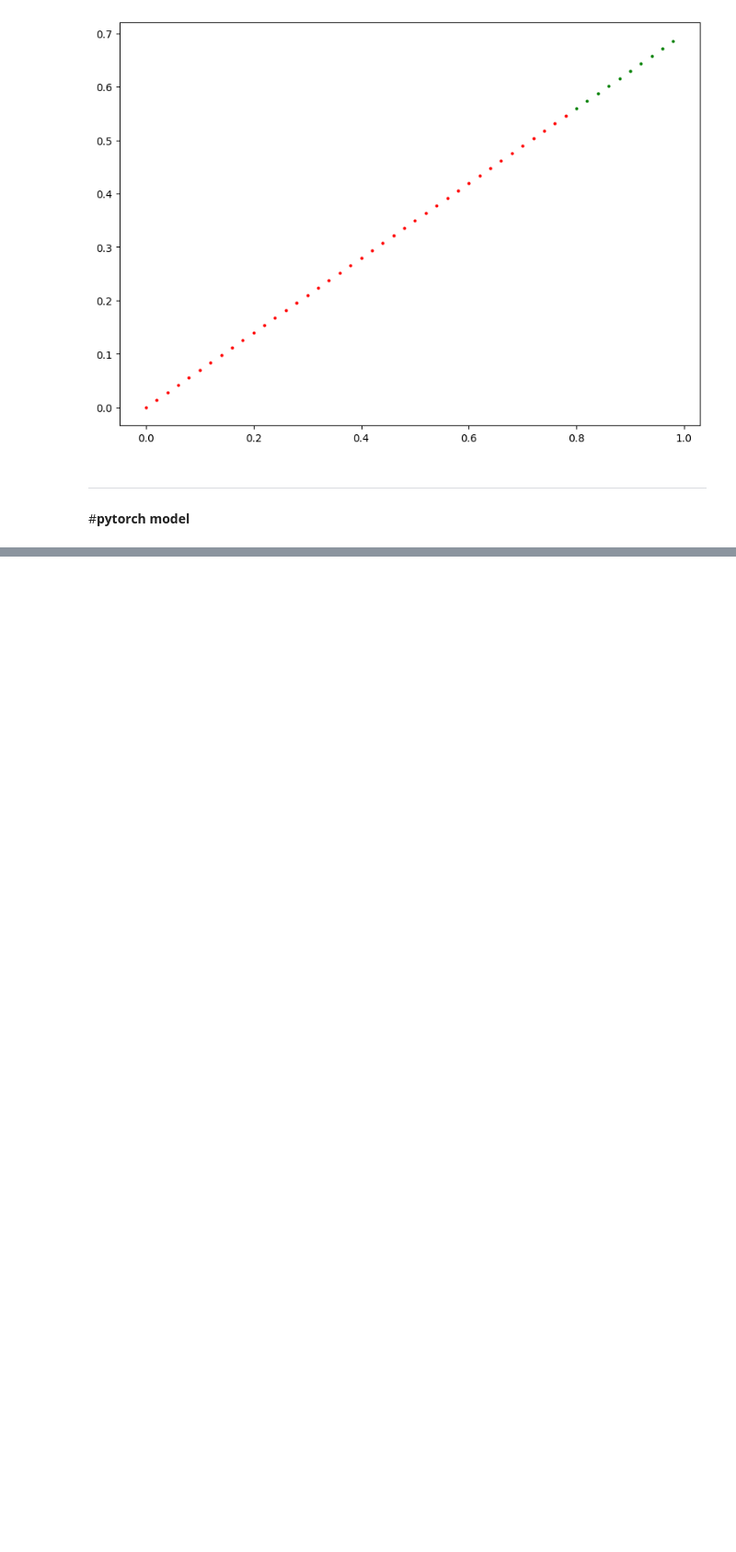
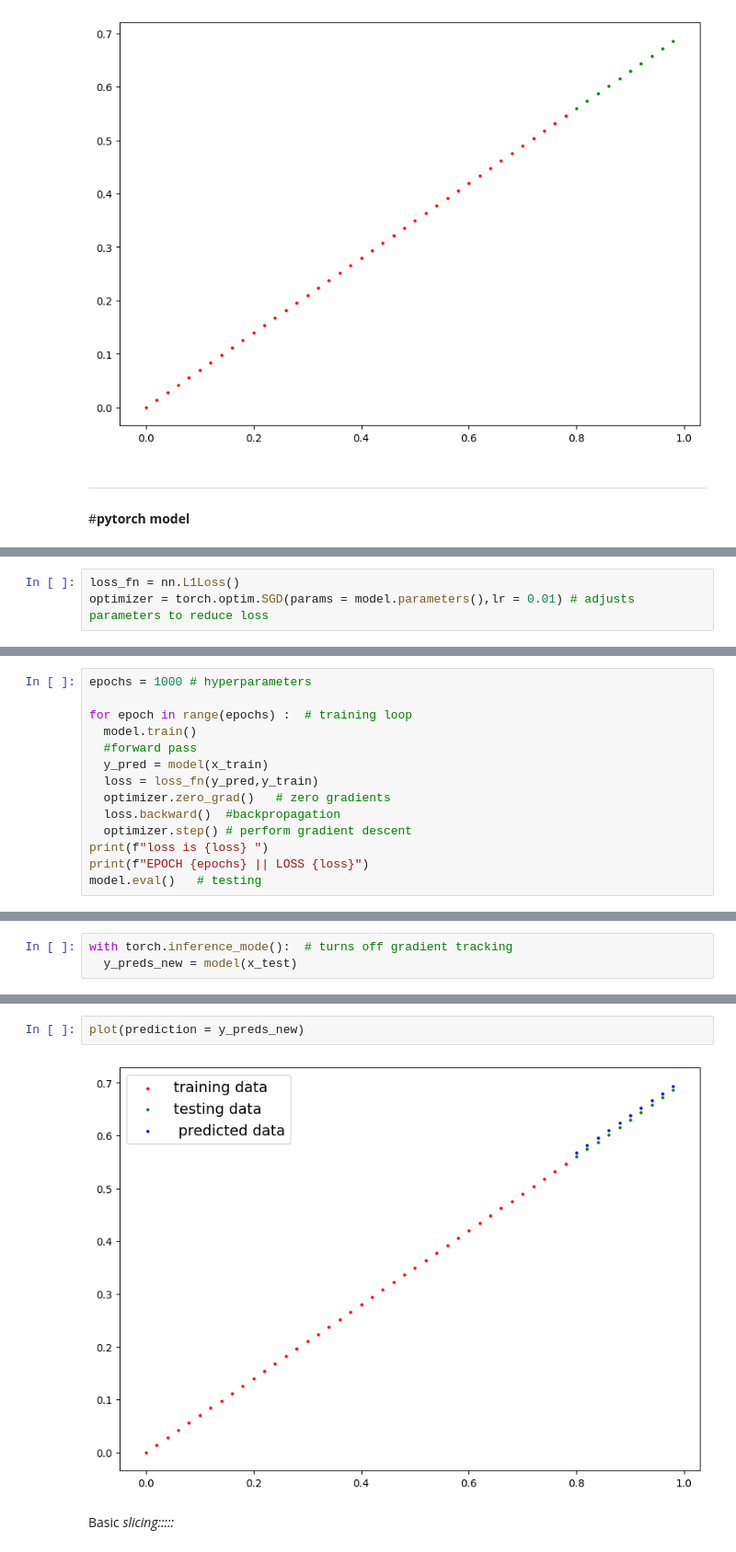
Before and after one commit to 23ME30056/Torch-fundamentals, a Jupyter notebook: torch.ipynb, the cells around one changed output, grey strips where cells are left out. Shown at 92% size. Cells and saved outputs as stored; diff of their text form; blank space fills up the shorter version.

```diff
--- a/torch.ipynb
+++ b/torch.ipynb
@@ -357,0 +420,3 @@ drive.mount('/content/drive')
+# %%
+loss_fn = nn.L1Loss()
+optimizer = torch.optim.SGD(params = model.parameters(),lr = 0.01) # adjusts parameters to reduce loss
@@ -357,0 +432,14 @@ drive.mount('/content/drive')
+# %%
+epochs = 1000 # hyperparameters
+
+for epoch in range(epochs) :  # training loop
+  model.train()
+  #forward pass
+  y_pred = model(x_train)
+  loss = loss_fn(y_pred,y_train)
+  optimizer.zero_grad()   # zero gradients
+  loss.backward()  #backpropagation
+  optimizer.step() # perform gradient descent
+print(f"loss is {loss} ")
+print(f"EPOCH {epochs} || LOSS {loss}")
+model.eval()   # testing
@@ -357,0 +457,3 @@ drive.mount('/content/drive')
+# %%
+with torch.inference_mode():  # turns off gradient tracking
+  y_preds_new = model(x_test)
@@ -357,0 +467,6 @@ drive.mount('/content/drive')
+# %%
+plot(prediction = y_preds_new)
+# %% [output]
+[figure, added]
+# %% [markdown]
+Basic *slicing:::::*
```
Also changed, not shown: parts of 26 cells of this notebook.
